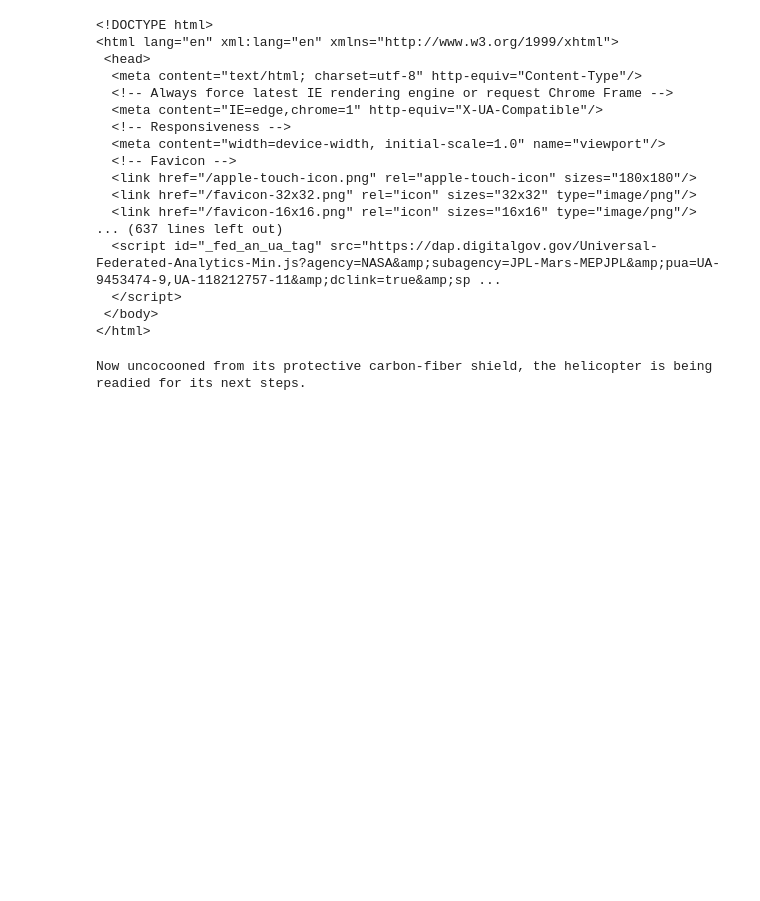
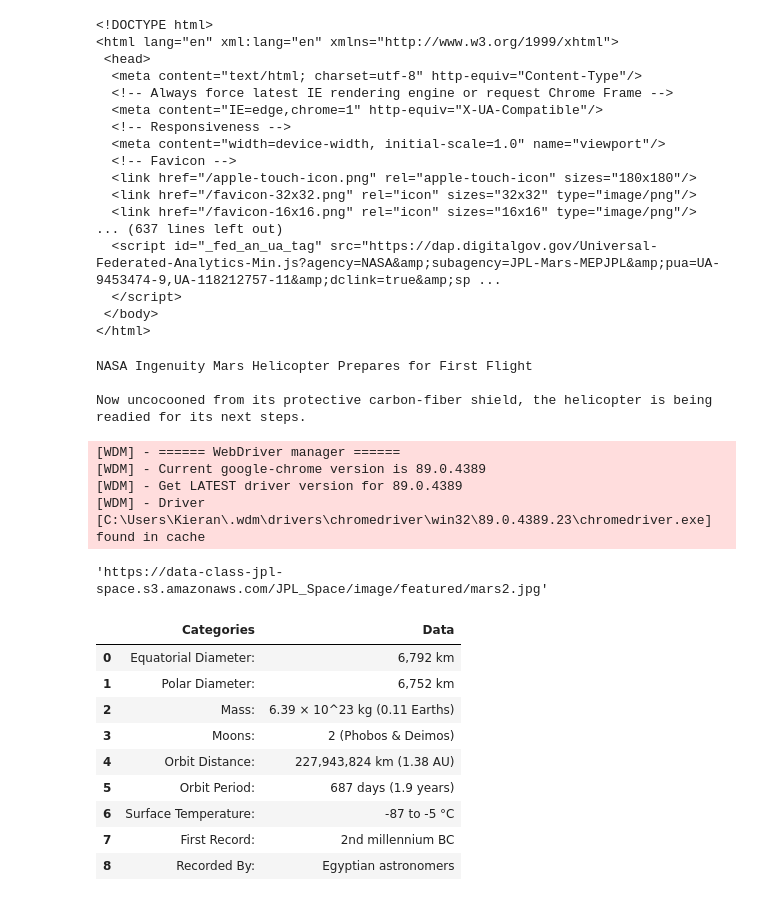
Before and after one commit to kieranmcaleer/web-scraping-challenge, a Jupyter notebook: Mission_to_Mars/Mission_to_Mars.ipynb, the cells around one changed output. Saved outputs shown, nothing was run; the diff lists cells and outputs as text; code cells hidden in the pictures; blank space fills up the shorter version.

Commit message:
Finished creating html table string, trying to figure out how to get the six images

```diff
--- a/Mission_to_Mars/Mission_to_Mars.ipynb
+++ b/Mission_to_Mars/Mission_to_Mars.ipynb
@@ -27,14 +30,21 @@ print(soup.prettify())
  </body>
 </html>
 # %%
-# slide = soup.find('div', class_='features').\
-# find('div', class_='slide')\
-# .find('div', class_='content_title')
+title = soup.find('div', class_='features').\
+find('div', class_='slide')\
+.find('div', class_='content_title').a.text
 
 description= soup.find('div', class_='features').find('div', class_='rollover_description_inner').text
-print(slide)
-
-# # title
-# print(title)
+print(title, description)
 # %% [output]
+NASA Ingenuity Mars Helicopter Prepares for First Flight
+
 Now uncocooned from its protective carbon-fiber shield, the helicopter is being readied for its next steps.
+# %%
+executable_path = {'executable_path': ChromeDriverManager().install()}
+browser = Browser('chrome', **executable_path, headless=False)
+# %% [output]
+[WDM] - ====== WebDriver manager ======
+[WDM] - Current google-chrome version is 89.0.4389
+[WDM] - Get LATEST driver version for 89.0.4389
+[WDM] - Driver [C:\Users\Kieran\.wdm\drivers\chromedriver\win32\89.0.4389.23\chromedriver.exe] found in cache
@@ -40,0 +57,26 @@ Now uncocooned from its protective carbon-fiber shield, the helicopter is being
+# %%
+image_url = soup.find('img', class_='headerimage fade-in')['src']
+# found how to take off the last part from https://stackoverflow.com/questions/54961679/python-removing-the-last-part-of-an-url
+new_url = url[:url.rfind('/')]
+image_url= new_url + '/' + image_url
+image_url
+# %% [output]
+'https://data-class-jpl-space.s3.amazonaws.com/JPL_Space/image/featured/mars2.jpg'
+# %%
+pandas_url = "https://space-facts.com/mars/"
+tables = pd.read_html(pandas_url)
+mars_df = tables[0]
+# %%
+mars_df = mars_df.rename(columns={0: "Categories", 1: "Data"})
+mars_df
+# %% [output]
+|  | Categories | Data |
+| 0 | Equatorial Diameter: | 6,792 km |
+| 1 | Polar Diameter: | 6,752 km |
+| 2 | Mass: | 6.39 × 10^23 kg (0.11 Earths) |
+| 3 | Moons: | 2 (Phobos & Deimos) |
+| 4 | Orbit Distance: | 227,943,824 km (1.38 AU) |
+| 5 | Orbit Period: | 687 days (1.9 years) |
+| 6 | Surface Temperature: | -87 to -5 °C |
+| 7 | First Record: | 2nd millennium BC |
+| 8 | Recorded By: | Egyptian astronomers |
```
Also changed, not shown: parts of 4 cells of this notebook.
